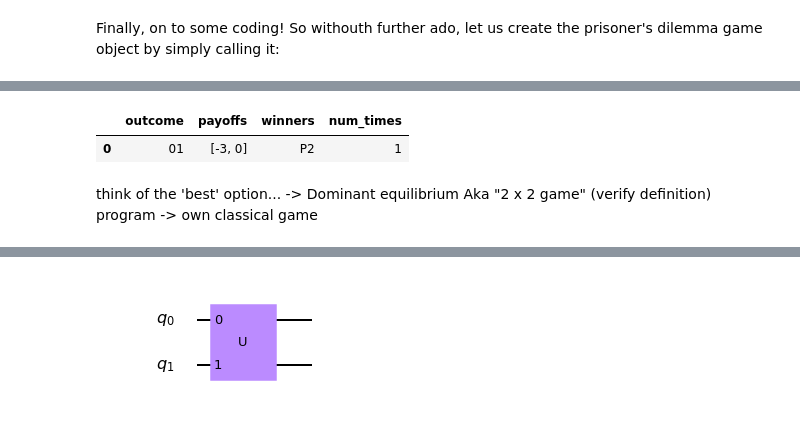
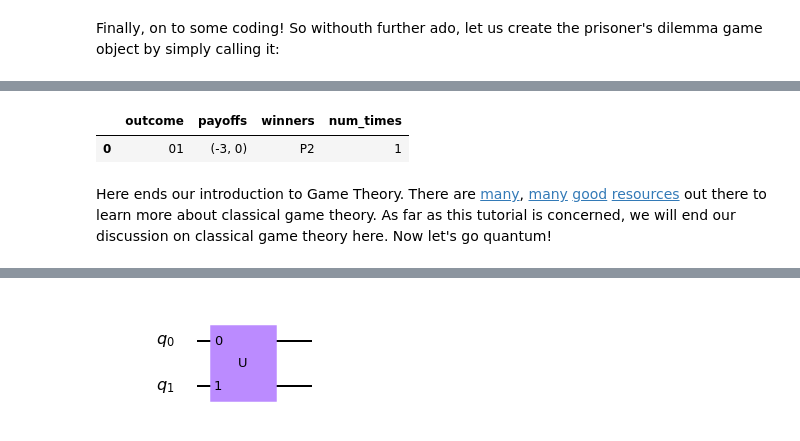
Before and after one commit to desireevl/quantum-game-theory, a Jupyter notebook: quantum_game_theory.ipynb, the cells around one changed output, grey strips where cells are left out. Saved outputs shown, nothing was run; the diff lists cells and outputs as text; code cells hidden in the pictures.

Commit message:
first rough draft of quantum_game_theory.ipynb

```diff
--- a/quantum_game_theory.ipynb
+++ b/quantum_game_theory.ipynb
@@ -60,12 +104,8 @@ Payoffs:
 # %%
-P1_choice = 0 #fill in here
-P2_choice = 1
+P1_choice = #fill in here
+P2_choice = #fill in here
 choices = [P1_choice, P2_choice]
-prisoner_game.play_game(choices)
+my_game_game.play_game(choices)
 # %% [output]
 |  | outcome | payoffs | winners | num_times |
-| 0 | 01 | [-3, 0] | P2 | 1 |
+| 0 | 01 | (-3, 0) | P2 | 1 |
-# %% [markdown]
-think of the 'best' option... -> Dominant equilibrium
-Aka "2 x 2 game" (verify definition)
-program -> own classical game
@@ -82,0 +112,2 @@ prisoner_game.play_game(choices)
+# %% [markdown]
+Here ends our introduction to Game Theory. There are [many](https://www.youtube.com/watch?v=3Y1WpytiHKE), [many](http://web.mit.edu/rgibbons/www/Gibbons_An%20Introduction%20to%20Applicable%20Game%20Theory.pdf) [good](http://www.rasmusen.org/GI/download.htm) [resources](https://econweb.ucsd.edu/~jsobel/200Cs09/Kartik_Notes.pdf) out there to learn more about classical game theory. As far as this tutorial is concerned, we will end our discussion on classical game theory here. Now let's go quantum!
```
Also changed, not shown: parts of 36 cells of this notebook.
